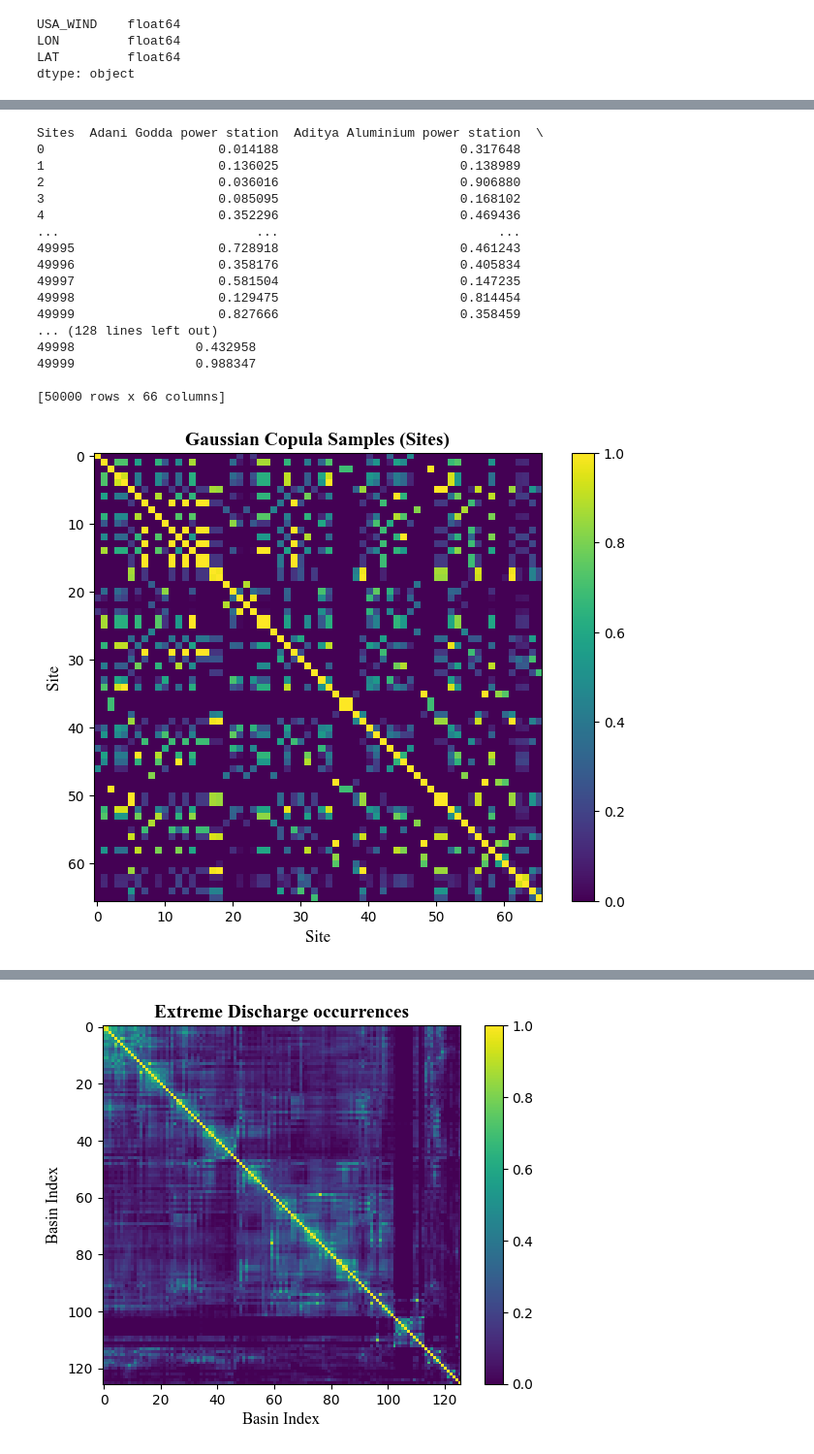
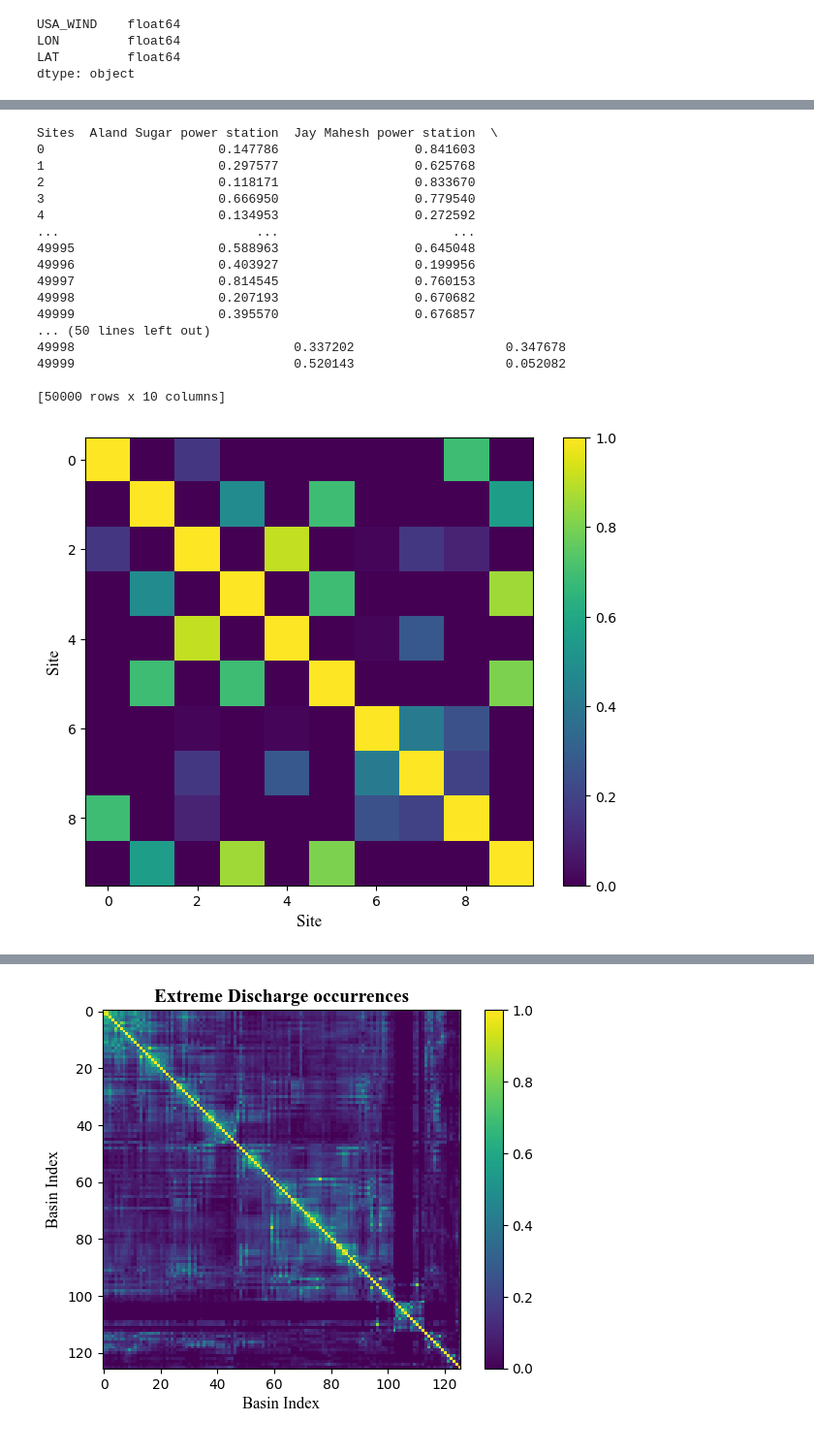
Before and after one commit to Moqian1122/TCRiskIndia, a Jupyter notebook: Fitting - Co-occurrence.ipynb, the cells around one changed output, grey strips where cells are left out. Shown at 97% size. Saved outputs shown, nothing was run; the diff lists cells and outputs as text; code cells hidden in the pictures.

```diff
--- a/Fitting - Co-occurrence.ipynb
+++ b/Fitting - Co-occurrence.ipynb
@@ -166,32 +172,42 @@ plt.show()
 # %%
-
 num_samples = 50000
 # Multivariate normal with site co-occurrence matrix
 means = np.zeros(correlation.shape[1])
 samples = np.random.multivariate_normal(means, correlation, size=num_samples)
 samples = pd.DataFrame(samples, columns=non_empty_sites)
 
 # Transform to uniform [0, 1]
 for col in samples.columns:
     cdf = stats.norm.cdf(samples[col])
     samples[col] = stats.uniform.ppf(cdf)
 
 print(samples)
+
+plt.figure(figsize=(8, 6))
+plt.imshow(samples.corr(), cmap='viridis', interpolation='none', vmin=0, vmax=1)
+plt.colorbar()
+plt.xlabel('Site', fontname="times new roman", fontsize=12)
+plt.ylabel('Site', fontname="times new roman", fontsize=12)
+plt.savefig(f'gaussian_{sector}.png', transparent=True)
+plt.show()
+
+samples.to_parquet(f"gaussian_random_numbers_cooccurrence_india_{sector}.parquet.gzip", compression='gzip', index=False)
 # %% [output]
-Sites  Adani Godda power station  Aditya Aluminium power station  \
-0                       0.014188                        0.317648
-1                       0.136025                        0.138989
-2                       0.036016                        0.906880
-3                       0.085095                        0.168102
-4                       0.352296                        0.469436
-...                          ...                             ...
-49995                   0.728918                        0.461243
-49996                   0.358176                        0.405834
-49997                   0.581504                        0.147235
-49998                   0.129475                        0.814454
-49999                   0.827666                        0.358459
-... (128 lines left out)
-49998                0.432958
-49999                0.988347
+Sites  Aland Sugar power station  Jay Mahesh power station  \
+0                       0.147786                  0.841603
+1                       0.297577                  0.625768
+2                       0.118171                  0.833670
+3                       0.666950                  0.779540
+4                       0.134953                  0.272592
+...                          ...                       ...
+49995                   0.588963                  0.645048
+49996                   0.403927                  0.199956
+49997                   0.814545                  0.760153
+49998                   0.207193                  0.670682
+49999                   0.395570                  0.676857
+... (50 lines left out)
+49998                             0.337202                    0.347678
+49999                             0.520143                    0.052082
 
-[50000 rows x 66 columns]
+[50000 rows x 10 columns]
+[figure, added]
@@ -200,13 +214,3 @@ samples.to_parquet("gaussian_random_numbers_cooccurrence_india.parquet.gzip", co
-# %%
-plt.figure(figsize=(8, 6))
-plt.imshow(samples.corr(), cmap='viridis', interpolation='none', vmin=0, vmax=1)
-plt.colorbar()
-plt.title('Gaussian Copula Samples (Sites)', fontname="times new roman", fontsize=14, fontweight='bold')
-plt.xlabel('Site', fontname="times new roman", fontsize=12)
-plt.ylabel('Site', fontname="times new roman", fontsize=12)
-plt.show()
-# %% [output]
-[figure, removed]
 # %%
 # here will be t-copula fitting
 t_samples = {}
```
Also changed, not shown: parts of 13 cells of this notebook, 38 other files.
